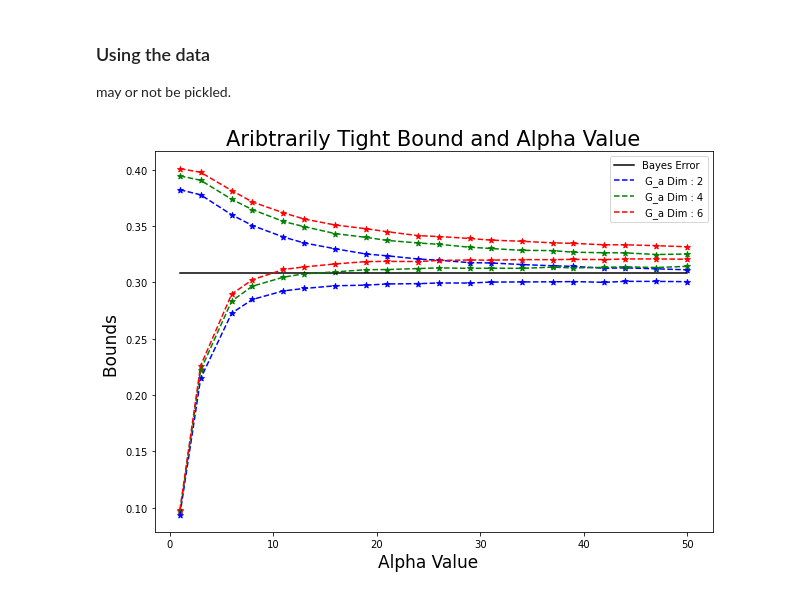
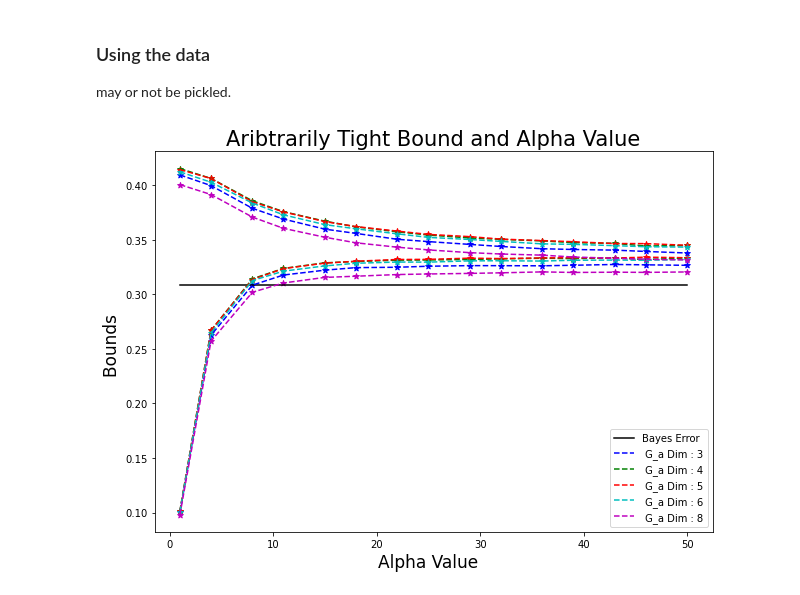
Before and after one commit to rj-may/BER_Bounds_Eval, a Jupyter notebook: plots/Arbitrarily_tight.ipynb, the cells around one changed output. Saved outputs shown, nothing was run; the diff lists cells and outputs as text; code cells hidden in the pictures.

```diff
--- a/plots/Arbitrarily_tight.ipynb
+++ b/plots/Arbitrarily_tight.ipynb
@@ -41,5 +45,5 @@ from modules.multi_bounds import bounds_class
 # %%
-alpha = np.linspace(1, 50, 20, endpoint = True, dtype= "int")
+alpha = np.linspace(1, 50, 15, endpoint = True, dtype= "int")
 
 alpha
 # %% [output]
@@ -48,2 +51,4 @@ array([ 1,  3,  6,  8, 11, 13, 16, 19, 21, 24, 26, 29, 31, 34, 37, 39, 42,
 # %%
-dimensions_lst = np.linspace(2, 8, 7, endpoint= True, dtype= 'int')
+dimensions_lst = np.linspace(3, 8, (8-3), endpoint= True, dtype= 'int')
+# dimensions_lst
+dimensions_lst
@@ -56,7 +63,7 @@ if PICKLED: ## We just skip all the data creation if we are using save data.
 else:
 
     sample_size= 1000
-    MC_num = 500
+    MC_num = 400
     n0, n1 = sample_size, sample_size
     for i in dimensions_lst:
         start = time.time()
@@ -79,7 +86,10 @@ else:
             params1  = [mean1, covariance1, n0]
             params2  = [mean2, covariance2, n1]
 
-            tight_params = [a, 10 ]
+            k = knn_num_calc(sample_size, dimensions)
+
+
+            tight_params = [a, k]
 
             bound_types = ["tight"]
 
@@ -174,32 +184,32 @@ fig = plt.figure(figsize=(10, 7))
 ax = fig.add_subplot(111)
 
 # ax.set_xscale('log', base=10)
 # ax.set_yscale('log', base=10)
 
 
 
 ax.plot(alpha, exact, 'k', label='Bayes Error')
 
-custom = [2, 4, 6]
+custom = [3, 4,5,  6, 8]
 
 colors = ['b', 'g', 'r', 'c', 'm', 'y', 'orange']
 
 for j, c in enumerate(custom):
     i = np.where(dimensions_lst==c)[0][0] #get index
     color = colors[j]
     style= str(color + "--")
 
     ax.plot(alpha, tight_l[i], style, label=' G_a Dim : ' +str(c) )
     ax.plot(alpha, tight_u[i], style)
     ax.scatter(alpha, tight_l[i], color  = color,  marker='*')
     ax.scatter(alpha, tight_u[i], color = color, marker ='*' )
 
 ax.set_xlabel("Alpha Value  ", fontsize = fs)
 ax.set_ylabel("Bounds ", fontsize=fs)
 ax.set_title("Aribtrarily Tight Bound and Alpha Value", fontsize = fs +4)
 ax.legend()
 # plt.savefig("alpha.png",facecolor=(1,1,1,1))
 
 plt.show()
 # %% [output]
-[figure, old version]
+[figure, new version]
```
Also changed, not shown: parts of 4 cells of this notebook, 10 other files.
